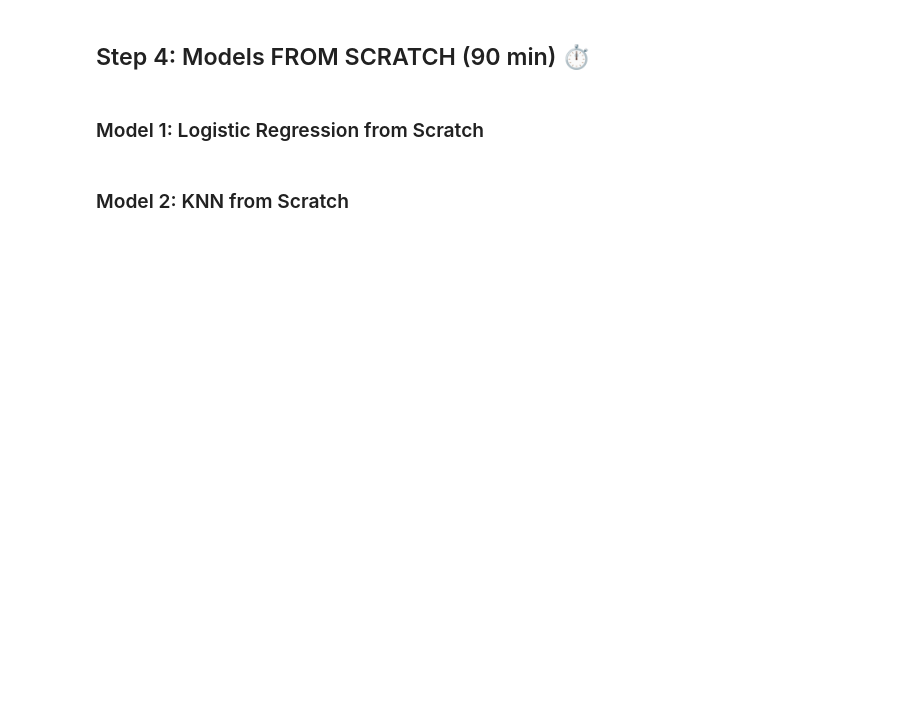
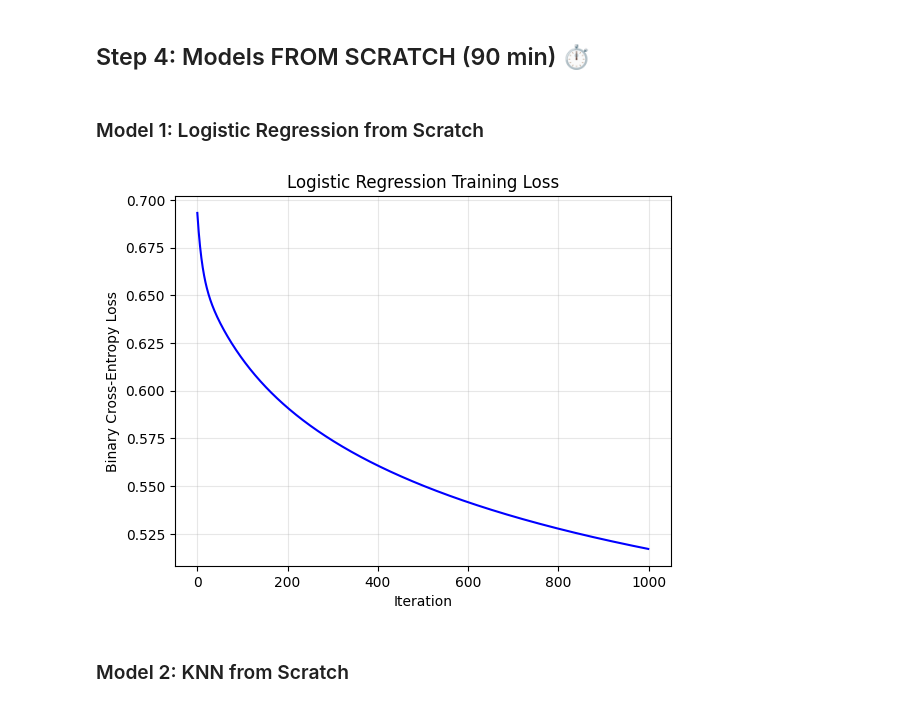
Before and after one commit to zakariabouy/Practice-Makes-Perfect, a Jupyter notebook: 30_Datasets_Challenge/01_Titanic/titanic_from_scratch.ipynb, the cells around one changed output. Saved outputs shown, nothing was run; the diff lists cells and outputs as text; code cells hidden in the pictures; blank space fills up the shorter version.

```diff
--- a/30_Datasets_Challenge/01_Titanic/titanic_from_scratch.ipynb
+++ b/30_Datasets_Challenge/01_Titanic/titanic_from_scratch.ipynb
@@ -236,6 +255,10 @@ Y_test =df['Survived'][train_rows:]
 # %%
-# Feature scaling (implement StandardScaler from scratch)
-# age and fare
-df['Age'] = (df['Age']-df['Age'].mean())/df['Age'].std()
+# Train/Validation split (80/20)
+train_rows = int(len(df) * 0.8)
 
-df['Fare'] = (df['Fare']-df['Fare'].mean())/df['Fare'].std()
+X_train = df.drop('Survived', axis=1).iloc[:train_rows]
+Y_train = df['Survived'].iloc[:train_rows]
+X_test = df.drop('Survived', axis=1).iloc[train_rows:]
+Y_test = df['Survived'].iloc[train_rows:]
+
+print(f"Train: {X_train.shape} | Val: {X_test.shape}")
@@ -241,0 +267,15 @@ df['Fare'] = (df['Fare']-df['Fare'].mean())/df['Fare'].std()
+# %%
+# Feature Scaling — StandardScaler from scratch
+# Scale using TRAIN stats only (prevents data leakage)
+def standard_scale(train, test, columns):
+    for col in columns:
+        mean = train[col].mean()
+        std = train[col].std()
+        train[col] = (train[col] - mean) / std
+        test[col] = (test[col] - mean) / std
+    return train, test
+
+X_train, X_test = standard_scale(X_train.copy(), X_test.copy(), ['Age', 'Fare'])
+
+print("Scaled Age and Fare using train statistics only.")
+X_train[['Age', 'Fare']].describe()
@@ -282,5 +340,18 @@ class LogisticRegression:
 # %%
-# Train and plot loss curve
+# Train logistic regression
+lr_model = LogisticRegression()
+lr_model.fit(X_train, Y_train)
+lr_model.predict(X_test)
+
+# Plot loss curve
+plt.plot(range(len(lr_model.losses)), lr_model.losses, color='blue')
+plt.title('Logistic Regression Training Loss')
+plt.xlabel('Iteration')
+plt.ylabel('Binary Cross-Entropy Loss')
+plt.grid(alpha=0.3)
+plt.show()
+# %% [output]
+[figure, added]
 # %% [markdown]
 ### Model 2: KNN from Scratch
 # %%
```
Also changed, not shown: parts of 31 cells of this notebook, 11 other files.
